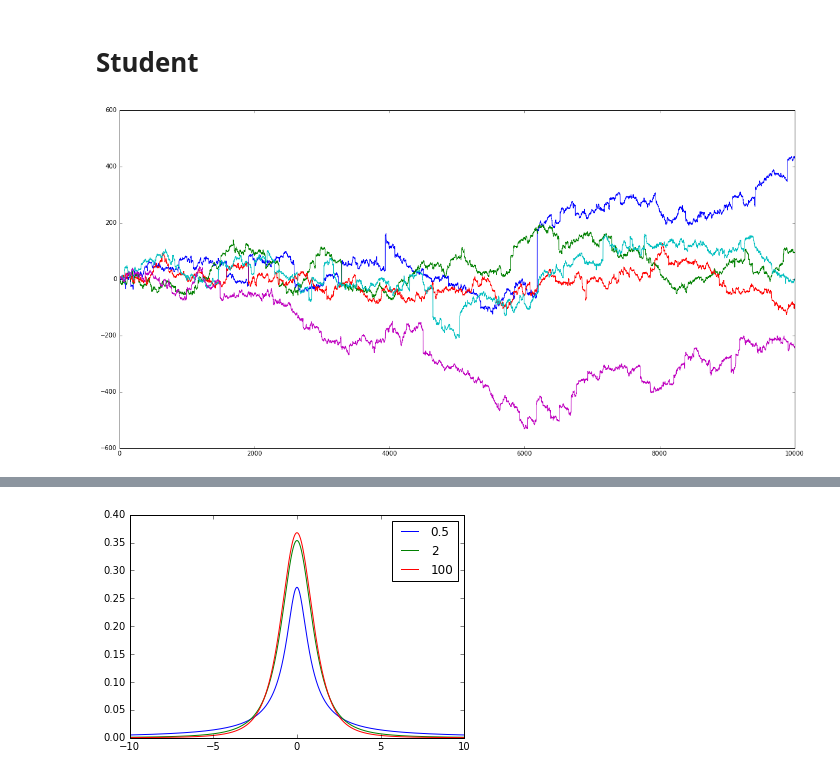
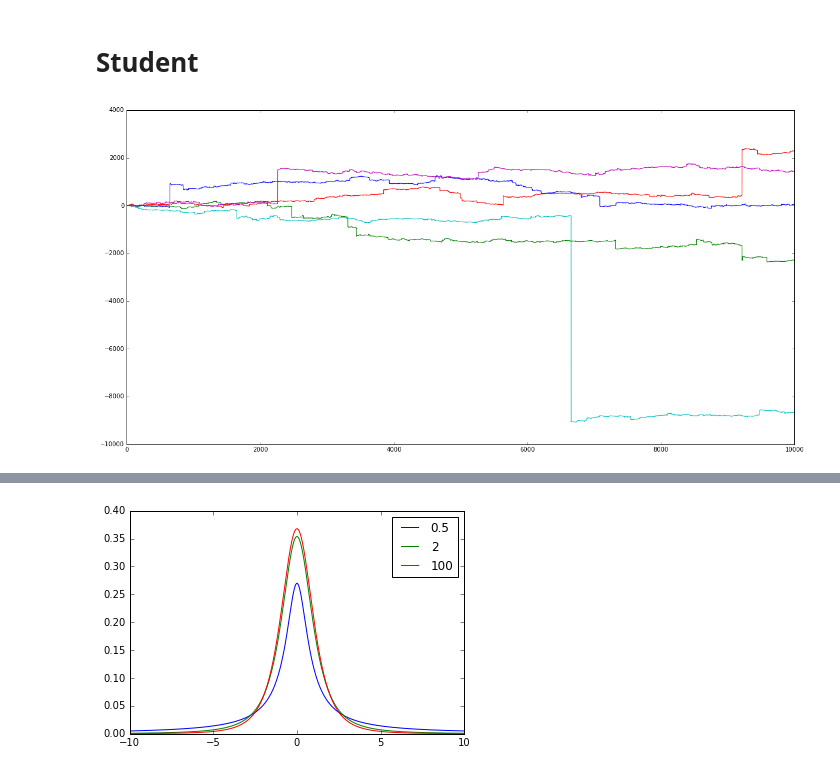
Before and after one commit to baruselli/random_walks, a Jupyter notebook: random_walks.ipynb, the cells around one changed output, grey strips where cells are left out. Saved outputs shown, nothing was run; the diff lists cells and outputs as text; code cells hidden in the pictures.

```diff
--- a/random_walks.ipynb
+++ b/random_walks.ipynb
@@ -116,15 +136,15 @@ plt.hist(A3_sum,bins=100);
 # %%
 #goes like 1/x^(df+1) for large x (x>>sqrt(df))
 #df=1 is the cauchy
 #df=inf is the gaussian (wiener)
 #df=2 looks like wiener but with jumps
 
-df=2
+df=1.5
 X4=np.random.standard_t(df,N*N1)
 X4=X4.reshape(N,N1)
 S4=np.cumsum(X4,axis=0)
 
 plt.figure(figsize=(20,10))
 plt.plot(S4);
 # %% [output]
-[figure, old version]
+[figure, new version]
```
Also changed, not shown: parts of 35 cells of this notebook.
